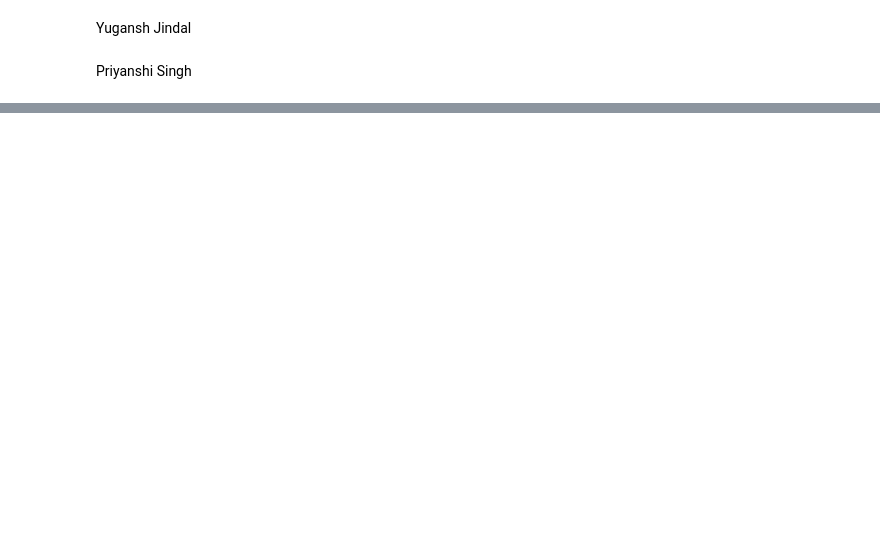
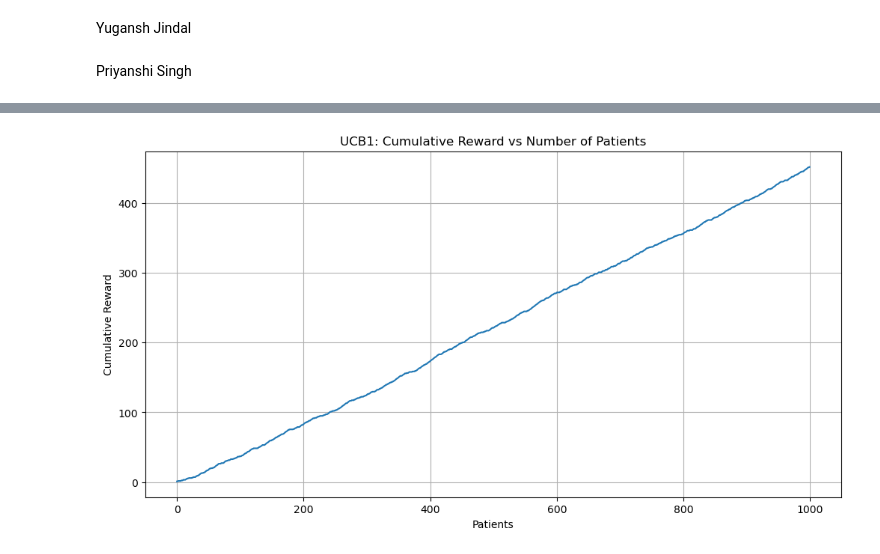
Before and after one commit to 2025aa05400Ayush/drl-assignment-1, a Jupyter notebook: Assignment_DRL.ipynb, the cells around one changed output, grey strips where cells are left out. Cells and saved outputs as stored; diff of their text form; code cells hidden in the pictures; blank space fills up the shorter version.

```diff
--- a/Assignment_DRL.ipynb
+++ b/Assignment_DRL.ipynb
@@ -97,0 +98,97 @@ Niti Jain
+# %%
+import math
+num_patients = 1000
+
+medicine_counts = np.zeros(K)
+medicine_rewards = np.zeros(K)
+
+assigned_medicine = []
+clinical_outcome = []
+utility_score = []
+P = [0.4 + ((G + i) % 6) * 0.07 for i in range(K)]
+
+cumulative_rewards = []
+total_reward = 0
+
+for patient in range(num_patients):
+
+    severity = df_base.loc[patient, 'serverity_score']
+
+    # Initial exploration
+    if patient < K:
+        med = patient
+
+    else:
+        ucb_values = []
+
+        for i in range(K):
+
+            avg_reward = medicine_rewards[i] / medicine_counts[i]
+
+            confidence = math.sqrt(
+                (2 * math.log(patient + 1)) / medicine_counts[i]
+            )
+
+            ucb = avg_reward + confidence
+            ucb_values.append(ucb)
+
+        med = np.argmax(ucb_values)
+
+    # Simulate recovery
+    outcome = np.random.binomial(1, P[med])
+
+    # Utility score
+    reward = outcome * (1 - severity / 10)
+
+    # Update stats
+    medicine_counts[med] += 1
+    medicine_rewards[med] += reward
+
+    total_reward += reward
+
+    # Store results
+    assigned_medicine.append(med)
+    clinical_outcome.append(outcome)
+    utility_score.append(reward)
+    cumulative_rewards.append(total_reward)
+
+# ==============================
+# STORE RESULTS
+# ==============================
+
+df_base['assigned_medicine'] = assigned_medicine
+df_base['clinical_outcome'] = clinical_outcome
+df_base['utility_score'] = utility_score
+
+# ==============================
+# OUTPUT
+# ==============================
+
+print("\nFinal Medicine Selection Counts:")
+for i in range(K):
+    print(f"Medicine {i}: {int(medicine_counts[i])}")
+
+print("\nEstimated Mean Rewards:")
+for i in range(K):
+    print(f"Medicine {i}: {medicine_rewards[i]/medicine_counts[i]:.4f}")
+
+print("\nTotal Cumulative Reward:", round(total_reward, 2))
+
+best_medicine = np.argmax(medicine_rewards / medicine_counts)
+
+print("Best Medicine Identified by UCB:", best_medicine)
+
+print(df_base.head(10))
+
+# ==============================
+# PLOT
+# ==============================
+
+plt.figure(figsize=(12,6))
+plt.plot(cumulative_rewards)
+plt.title("UCB1: Cumulative Reward vs Number of Patients")
+plt.xlabel("Patients")
+plt.ylabel("Cumulative Reward")
+plt.grid(True)
+plt.show()
+# %% [output]
@@ -97,0 +212 @@ Niti Jain
+[figure, added]
```
Also changed, not shown: parts of 4 cells of this notebook.
